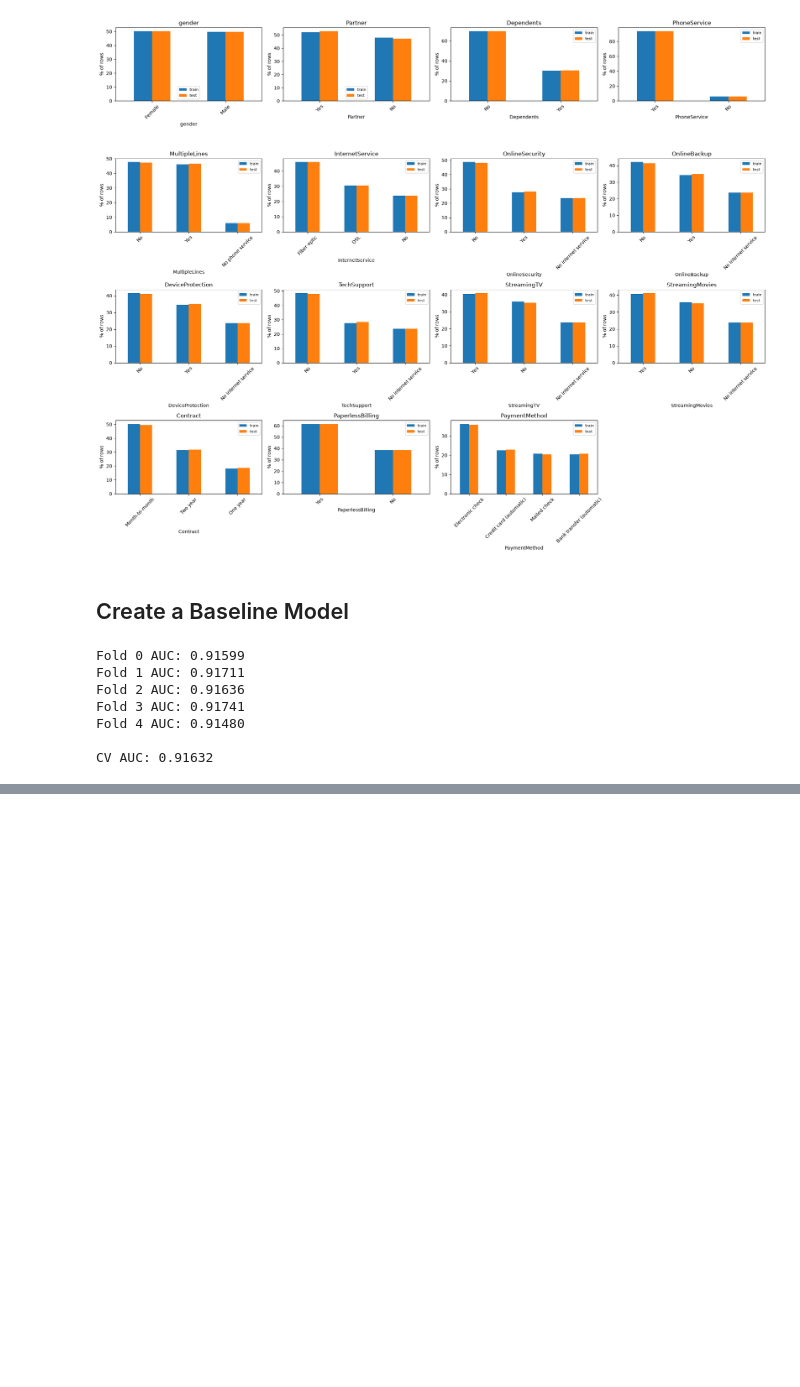
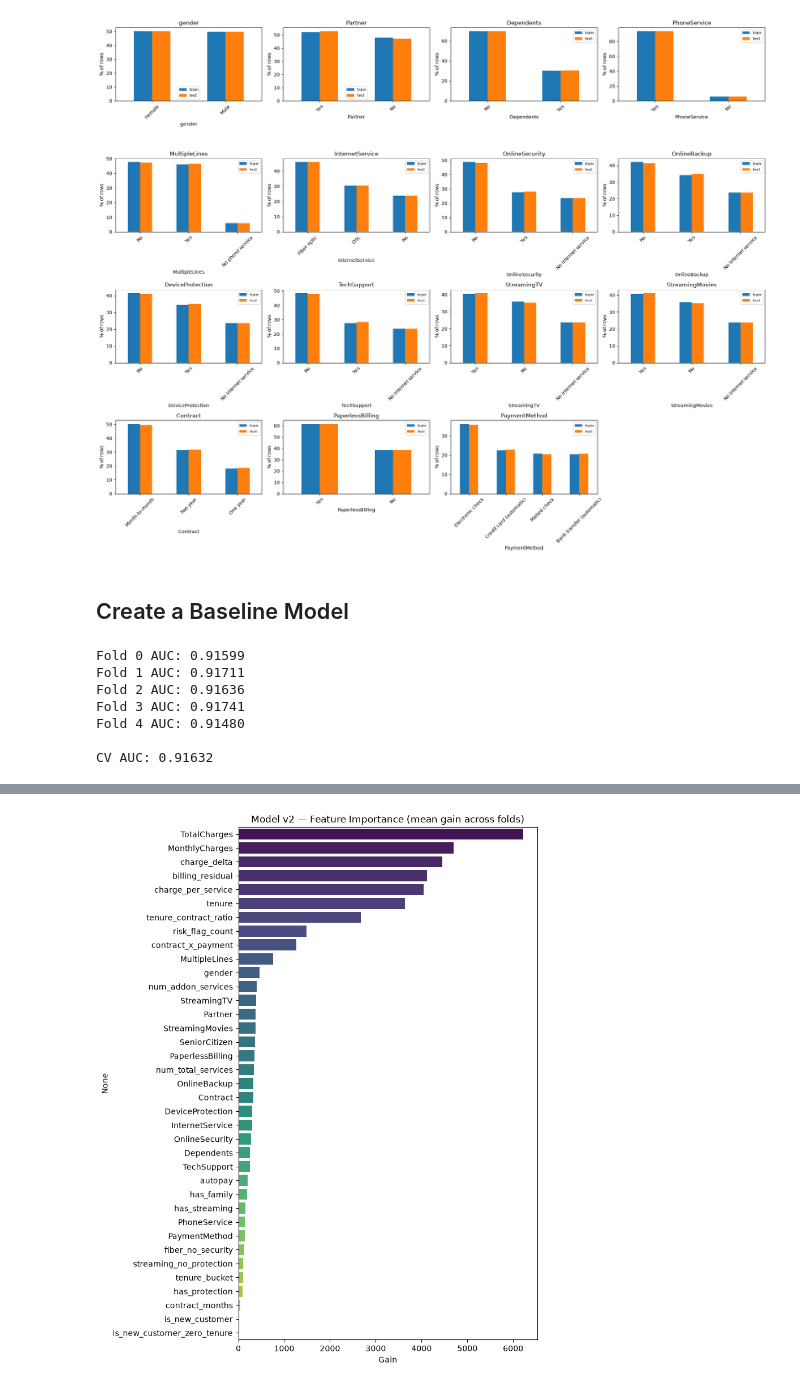
Before and after one commit to jimportico/scratch_projects, a Jupyter notebook: kaggle/customer_churn/eda/customer+data+exploration.ipynb, the cells around one changed output, grey strips where cells are left out. Drawn from its saved outputs; the diff is of its cells as text; code cells hidden in the pictures; blank space fills up the shorter version.

```diff
--- a/kaggle/customer_churn/eda/customer+data+exploration.ipynb
+++ b/kaggle/customer_churn/eda/customer+data+exploration.ipynb
@@ -374,0 +470,34 @@ sub.to_csv("/home/jimportico/projects/scratch_projects/kaggle/customer_churn/dat
+# %%
+y2 = train_fe["Churn"].map({"No": 0, "Yes": 1})
+X2 = train_fe.drop(columns=["id", "Churn"])
+X2_test = test_fe.drop(columns=["id"])
+
+cat_cols_2 = X2.select_dtypes(exclude="number").columns.tolist()
+for c in cat_cols_2:
+    X2[c] = X2[c].astype("category")
+    X2_test[c] = X2_test[c].astype("category")
+
+oof2 = np.zeros(len(X2))
+test_preds2 = np.zeros(len(X2_test))
+fold_importances_2 = []
+
+skf2 = StratifiedKFold(n_splits=5, shuffle=True, random_state=42)
+
+for fold, (tr, val) in enumerate(skf2.split(X2, y2)):
+    model = lgb.LGBMClassifier(**lgb_params)
+    model.fit(
+        X2.iloc[tr],
+        y2.iloc[tr],
+        eval_set=[(X2.iloc[val], y2.iloc[val])],
+        eval_metric="auc",
+        callbacks=[lgb.early_stopping(50, verbose=False)],
+    )
+    oof2[val] = model.predict_proba(X2.iloc[val])[:, 1]
+    test_preds2 += model.predict_proba(X2_test)[:, 1] / skf2.n_splits
+    fold_importances_2.append(pd.Series(model.feature_importances_, index=X2.columns))
+    print(f"Fold {fold} AUC: {roc_auc_score(y2.iloc[val], oof2[val]):.5f}")
+
+v2_importance = pd.concat(fold_importances_2, axis=1).mean(axis=1).sort_values(ascending=False)
+
+print(f"\nCV AUC (v2, with engineered features): {roc_auc_score(y2, oof2):.5f}")
+print(f"CV AUC (baseline):                     {roc_auc_score(y, oof):.5f}")
@@ -374,0 +513,9 @@ sub.to_csv("/home/jimportico/projects/scratch_projects/kaggle/customer_churn/dat
+# %%
+plt.figure(figsize=(8, 10))
+sns.barplot(x=v2_importance.values, y=v2_importance.index, hue=v2_importance.index, legend=False, palette="viridis")
+plt.title("Model v2 — Feature Importance (mean gain across folds)")
+plt.xlabel("Gain")
+plt.tight_layout()
+plt.show()
+# %% [output]
+[figure, added]
```
Also changed, not shown: parts of 9 cells of this notebook.
